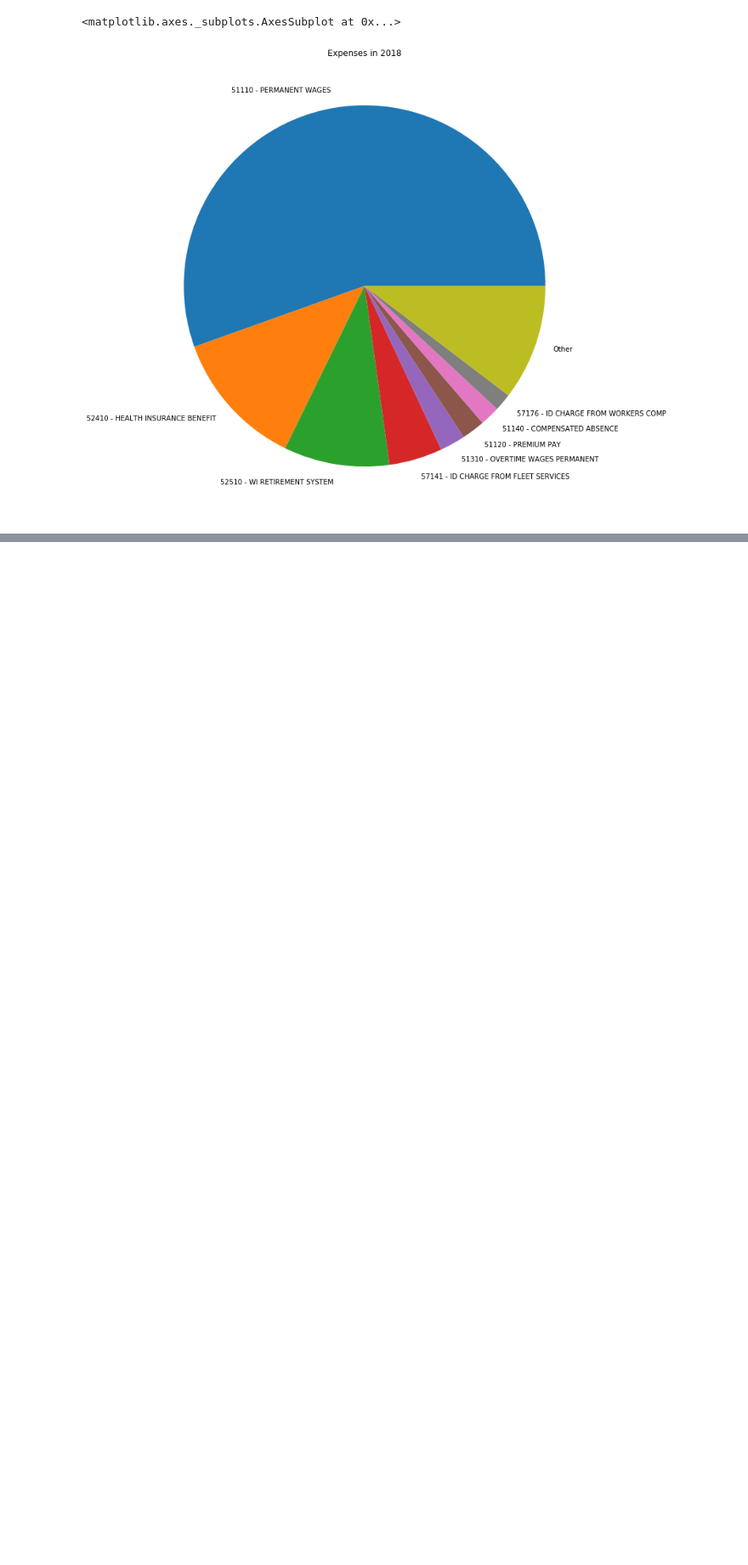
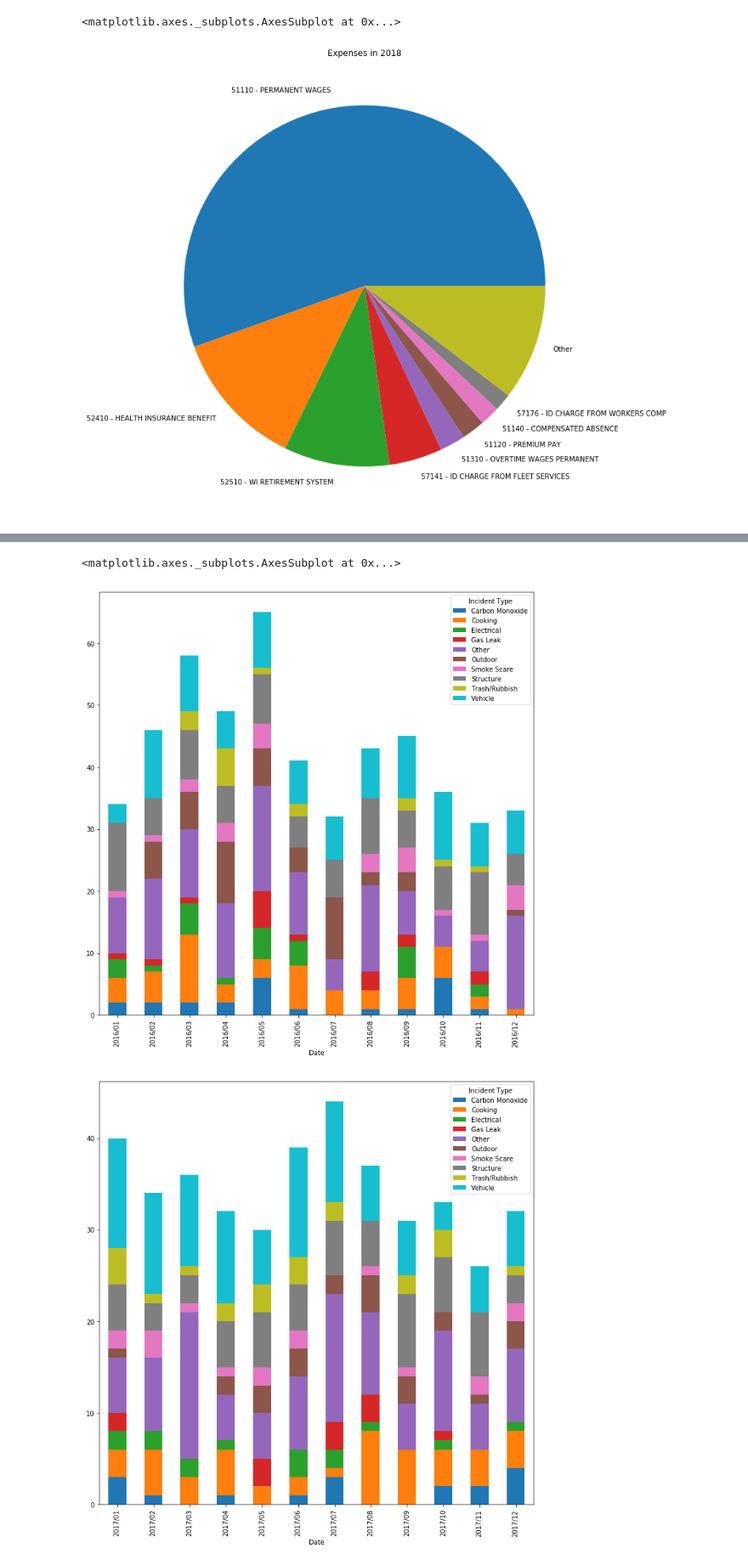
Before and after one commit to tylerharter/s19-city-t2, a Jupyter notebook: Fire/fire_analysis.ipynb, the cells around one changed output, grey strips where cells are left out. Shown at 85% size. Cells and saved outputs as stored; diff of their text form; code cells hidden in the pictures; blank space fills up the shorter version.

```diff
--- a/Fire/fire_analysis.ipynb
+++ b/Fire/fire_analysis.ipynb
@@ -72,0 +79,14 @@ plotable_expenses.plot.pie(y = "2018", figsize = (12,12), legend = False, title
+# %%
+top_categories = monthly_summary.groupby("Incident Type").count().sort_values(["index"],ascending=False).head(10).index
+
+def simple_type(x):
+    if top_categories.contains(x):
+        return x;
+    else:
+        return "Other"
+
+
+condensed_monthly_categories = monthly_summary
+condensed_monthly_categories["Incident Type"] = monthly_summary["Incident Type"].apply(simple_type)
+
+condensed_monthly_categories
@@ -72,0 +112,21 @@ plotable_expenses.plot.pie(y = "2018", figsize = (12,12), legend = False, title
+# %%
+
+broken_summary = condensed_monthly_categories.groupby(['Date', 'Incident Type'])['Date'].count().unstack('Incident Type').fillna(0)
+broken_bar = broken_summary[condensed_monthly_categories.groupby(["Incident Type"]).count().index.values]
+#broken_bar.plot(kind='bar', stacked=True, legend = False, figsize = (12,12))
+
+
+
+#Yearly Summaries
+dates_2016 = [index for index in broken_bar.index if index.startswith('2016')]
+broken_bar.loc[dates_2016].plot(kind='bar', stacked=True, figsize = (12,12))
+
+dates_2017 = [index for index in broken_bar.index if index.startswith('2017')]
+broken_bar.loc[dates_2017].plot(kind='bar', stacked=True, figsize = (12,12))
+
+dates_2018 = [index for index in broken_bar.index if index.startswith('2018')]
+broken_bar.loc[dates_2018].plot(kind='bar', stacked=True, figsize = (12,12))
+# %% [output]
+<matplotlib.axes._subplots.AxesSubplot at 0x...>
+[figure, added]
+[figure, added]
```
Also changed, not shown: parts of 5 cells of this notebook, 4 other files.
